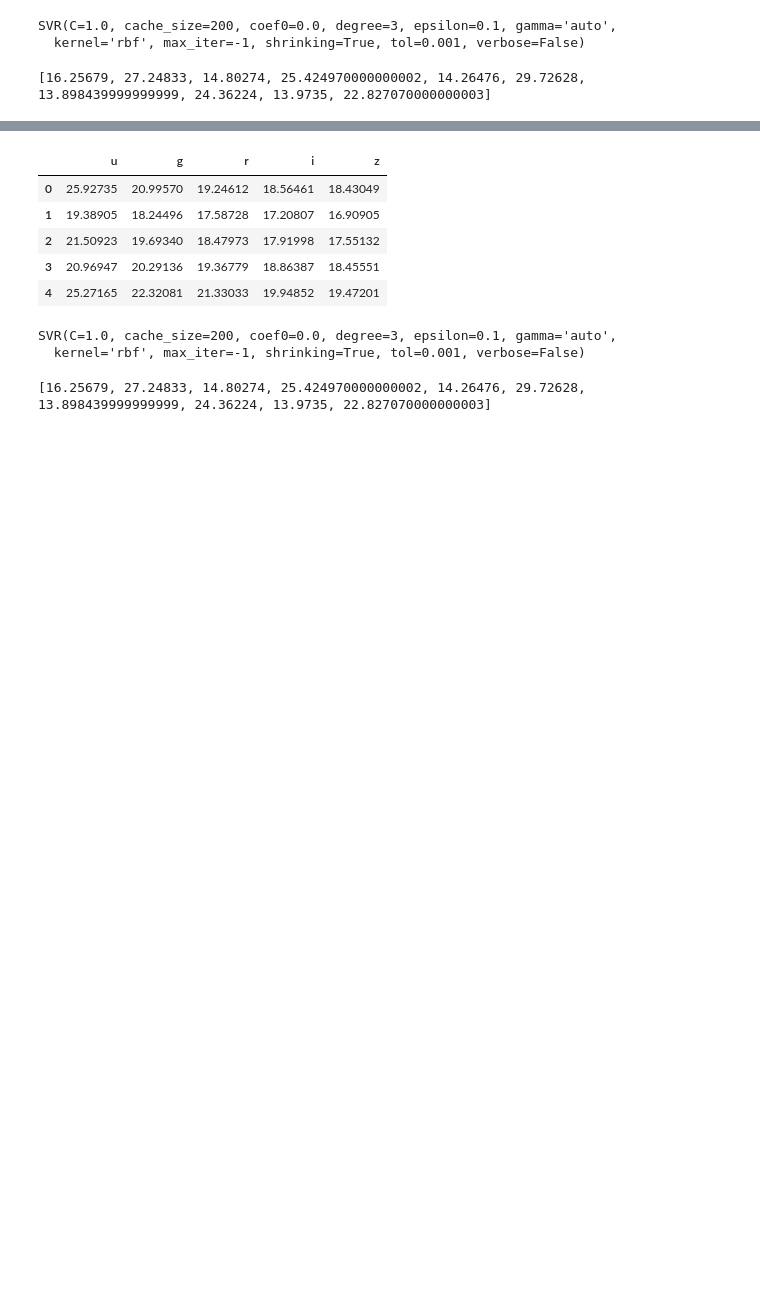
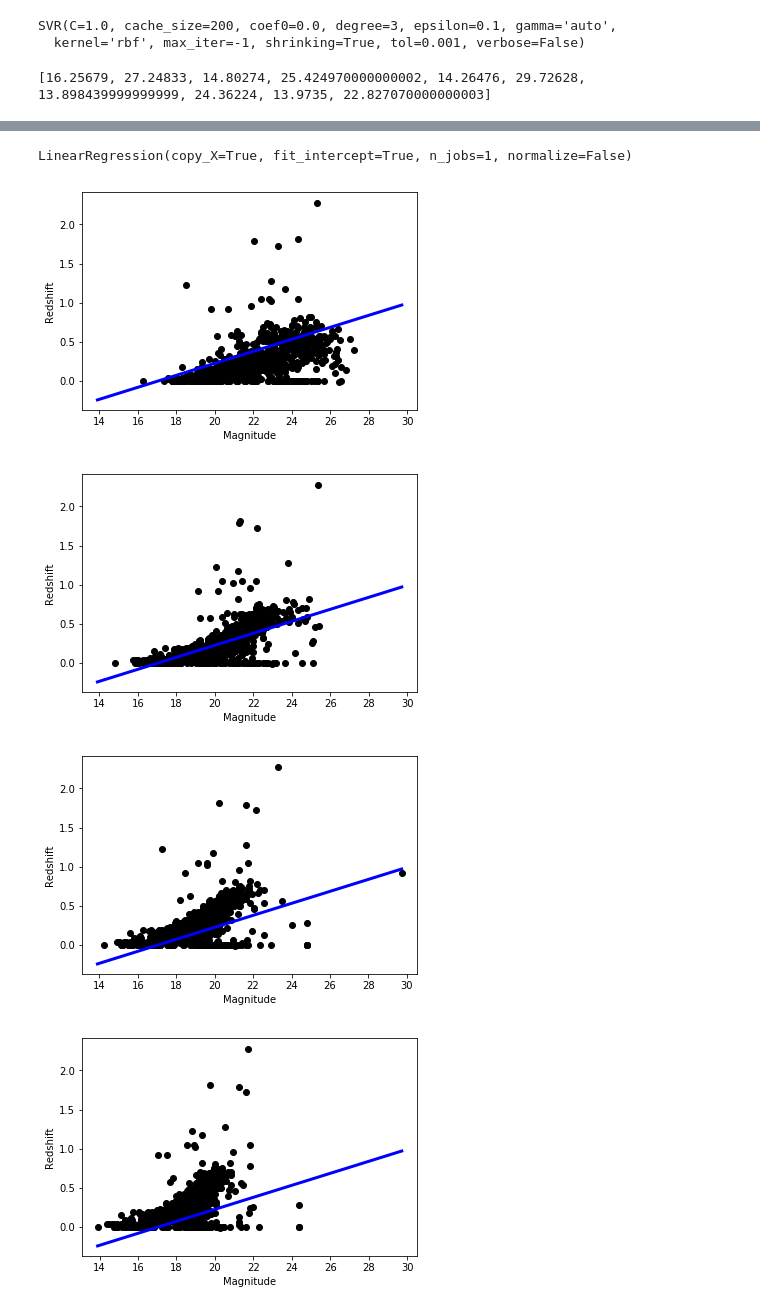
Before and after one commit to marin-hyatt/redshift_data_project, a Jupyter notebook: Marin Hyatt Improved Machine Learning.ipynb, the cells around one changed output, grey strips where cells are left out. Saved outputs shown, nothing was run; the diff lists cells and outputs as text; code cells hidden in the pictures; blank space fills up the shorter version.

```diff
--- a/Marin Hyatt Improved Machine Learning.ipynb
+++ b/Marin Hyatt Improved Machine Learning.ipynb
@@ -125,38 +114,20 @@ no_outliers_df.head()
-# %%
-filtered_no_outliers_y = no_outliers_df['redshift']
-filtered_no_outliers_x = no_outliers_df.iloc[:,3:8]
-filtered_no_outliers_x.head()
-# %% [output]
-|  | u | g | r | i | z |
-| 0 | 25.92735 | 20.99570 | 19.24612 | 18.56461 | 18.43049 |
-| 1 | 19.38905 | 18.24496 | 17.58728 | 17.20807 | 16.90905 |
-| 2 | 21.50923 | 19.69340 | 18.47973 | 17.91998 | 17.55132 |
-| 3 | 20.96947 | 20.29136 | 19.36779 | 18.86387 | 18.45551 |
-| 4 | 25.27165 | 22.32081 | 21.33033 | 19.94852 | 19.47201 |
-# %%
-clf.fit(filtered_no_outliers_x, filtered_no_outliers_y)
-# %% [output]
-SVR(C=1.0, cache_size=200, coef0=0.0, degree=3, epsilon=0.1, gamma='auto',
-  kernel='rbf', max_iter=-1, shrinking=True, tol=0.001, verbose=False)
-# %%
-filtered_no_outliers_x_list = []
-for column in filtered_no_outliers_x:
-    filtered_no_outliers_x_list.append(min(filtered_no_outliers_x[column]))
-    filtered_no_outliers_x_list.append(max(filtered_no_outliers_x[column]))
-print(filtered_no_outliers_x_list)
-# %% [output]
-[16.25679, 27.24833, 14.80274, 25.424970000000002, 14.26476, 29.72628, 13.898439999999999, 24.36224, 13.9735, 22.827070000000003]
+# %%
+from sklearn import linear_model
+reg = linear_model.LinearRegression()
+reg.fit (x,y)
+# %% [output]
+LinearRegression(copy_X=True, fit_intercept=True, n_jobs=1, normalize=False)
 # %%
-one_no_outliers_filtered_x_for_plotting = numpy.linspace(min(filtered_no_outliers_x_list), max(filtered_no_outliers_x_list), 5)
-no_outliers_filtered_x_for_plotting = numpy.asarray([one_no_outliers_filtered_x_for_plotting, \
-                                                     one_no_outliers_filtered_x_for_plotting, \
-                                         one_no_outliers_filtered_x_for_plotting, one_no_outliers_filtered_x_for_plotting, \
-                                         one_no_outliers_filtered_x_for_plotting])
-filtered_y_for_grid = clf.predict(filtered_no_outliersx_for_plotting.T)
+linear_y_for_grid = reg.predict(x_for_plotting.T)
 
 for i in range(5):
-    plt.scatter(filtered_x.iloc[:,i], filtered_y, color='black')
-    plt.plot(filtered_x_for_plotting[i], filtered_y_for_grid,  color='blue', linewidth = 3)
+    plt.scatter(x.iloc[:,i], y, color='black')
+    plt.plot(x_for_plotting[i], linear_y_for_grid,  color='blue', linewidth = 3)
     plt.xlabel("Magnitude")
     plt.ylabel("Redshift")
     plt.show()
+# %% [output]
+[figure, added]
+[figure, added]
+[figure, added]
+[figure, added]
```
Also changed, not shown: parts of 13 cells of this notebook.
